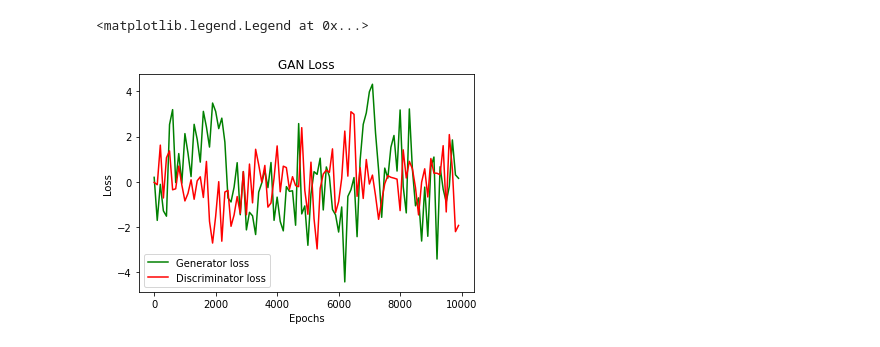
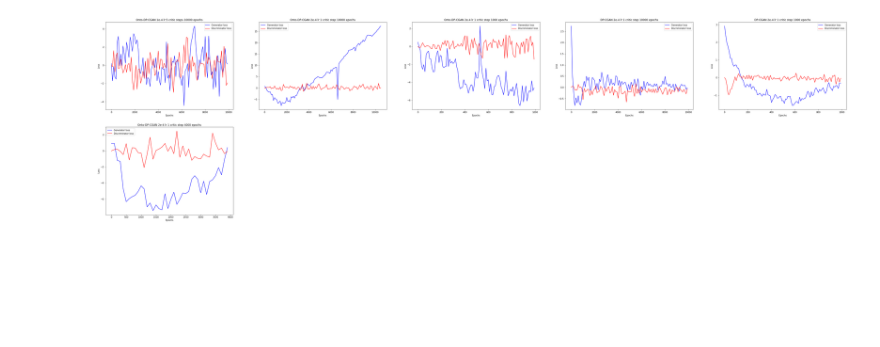
Before and after one commit to sunchang0124/dp_cgans, a Jupyter notebook: loss.ipynb, the cells around one changed output. Drawn from its saved outputs; the diff is of its cells as text; code cells hidden in the pictures; blank space fills up the shorter version.

Commit message:
Add more loss plots for DP-CGAN and Onto-DP-CGAN

```diff
--- a/loss.ipynb
+++ b/loss.ipynb
@@ -1,18 +1,43 @@
 # %%
 import matplotlib.pyplot as plt
 import pandas as pd
 
-df = pd.read_csv('../persistent/model/2022_08_04_11_08_31_loss_output_10000.txt', sep=',', header=0)
-df = df.iloc[::100]
 
-fig = plt.figure()
-ax1 = fig.add_subplot()
-ax1.set_xlabel('Epochs')
-ax1.set_ylabel('Loss')
-ax1.set_title('GAN Loss')
-df.generator_loss.plot(label='Generator loss', color='green')
-df.discriminator_loss.plot(label='Discriminator loss', color='red')
-plt.legend()
+def plot_loss(ax, title, df):
+
+    ax.set_xlabel('Epochs')
+    ax.set_ylabel('Loss')
+    ax.set_title(title)
+    df.generator_loss.plot(label='Generator loss', color='blue')
+    df.discriminator_loss.plot(label='Discriminator loss', color='red')
+    plt.legend()
+
+
+fig = plt.figure(figsize=(60, 16))
+cols = 5
+
+ax1 = fig.add_subplot(2, cols, 1)
+df1 = pd.read_csv('../persistent/model/2022_08_04_11_08_31_loss_output_10000.txt', sep=',', header=0).iloc[::100]
+plot_loss(ax1, 'Onto-DP-CGAN 1e-4 lr 5 critic steps 10000 epochs', df1)
+
+ax2 = fig.add_subplot(2, cols, 2)
+df2 = pd.read_csv('../persistent/model/2022_08_05_07_24_28_loss_output_20000.txt', sep=',', header=0).iloc[::100]
+plot_loss(ax2, 'Onto-DP-CGAN 2e-4 lr 1 critic step 10000 epochs', df2)
+
+ax3 = fig.add_subplot(2, cols, 3)
+df3 = pd.read_csv('../persistent/model/2022_08_04_15_13_33_loss_output_1000.txt', sep=',', header=0).iloc[::10]
+plot_loss(ax3, 'Onto-DP-CGAN 2e-4 lr 1 critic step 1000 epochs', df3)
+
+ax4 = fig.add_subplot(2, cols, 4)
+df4 = pd.read_csv('../test_loss/dp_cgans/loss_output_10000.txt', sep=',', header=0).iloc[::100]
+plot_loss(ax4, 'DP-CGAN 2e-4 lr 1 critic step 10000 epochs', df4)
+
+ax5 = fig.add_subplot(2, cols, 5)
+df5 = pd.read_csv('../test_loss/dp_cgans/loss_output_1000.txt', sep=',', header=0).iloc[::10]
+plot_loss(ax5, 'DP-CGAN 2e-4 lr 1 critic step 1000 epochs', df5)
+
+ax6 = fig.add_subplot(2, cols, 6)
+df6 = pd.read_csv('../persistent/model/2022_08_05_09_38_11_loss_output_4000.txt', sep=',', header=0).iloc[::100]
+plot_loss(ax6, 'Onto-DP-CGAN 2e-4 lr 1 critic step 4000 epochs', df6)
 # %% [output]
-<matplotlib.legend.Legend at 0x...>
-[figure, old version]
+[figure, new version]
```
Also changed, not shown: 1 other file.
